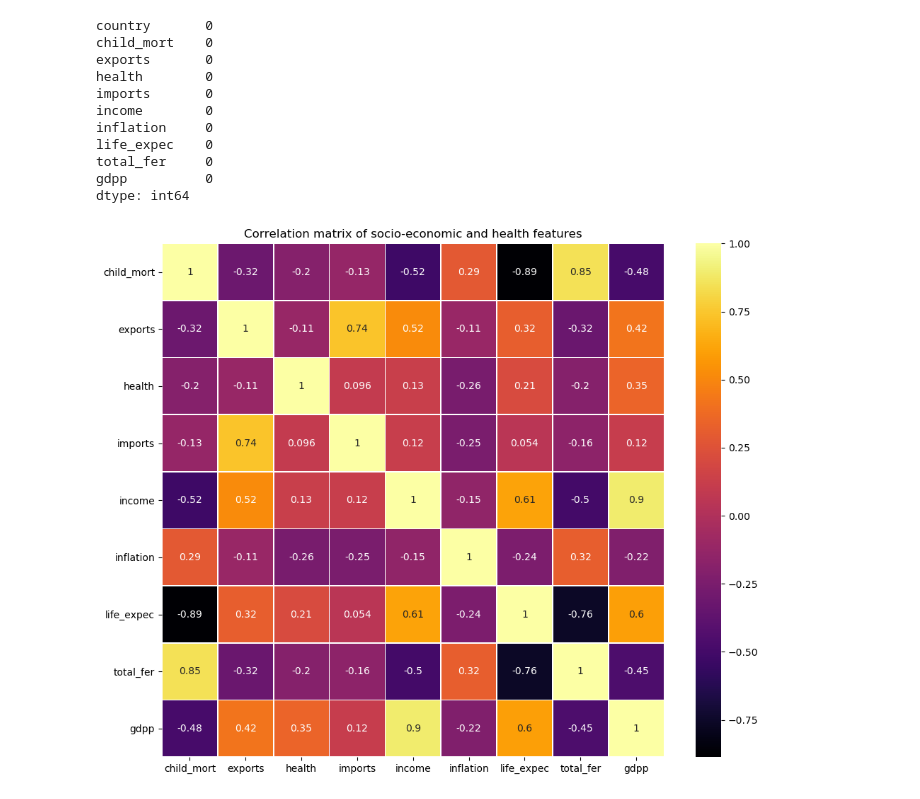
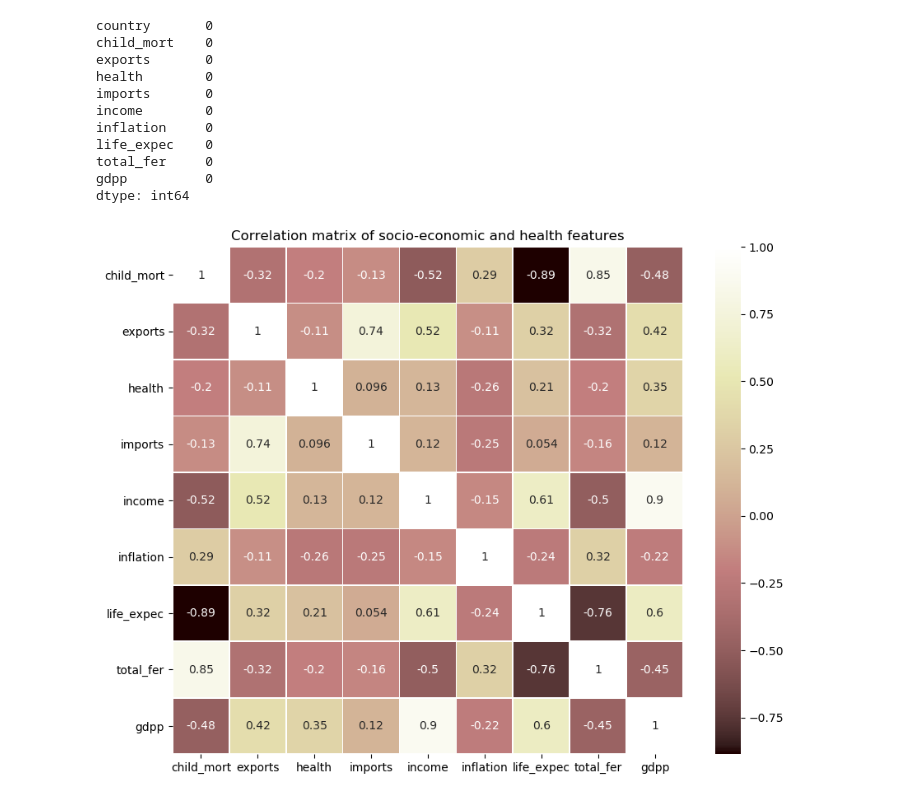
Before and after one commit to LudicrusTwrtle/Unsupervised_ML_Coursework, a Jupyter notebook: Assignment 1/assignment_1.ipynb, the cells around one changed output. Saved outputs shown, nothing was run; the diff lists cells and outputs as text; code cells hidden in the pictures.

```diff
--- a/Assignment 1/assignment_1.ipynb
+++ b/Assignment 1/assignment_1.ipynb
@@ -67,20 +67,20 @@ country_features = df_countries.drop('country', axis =1)
 # %%
 import seaborn as sns
 import matplotlib.pyplot as plt
 
 corr = country_features.corr()
 
 plt.figure(figsize=(10, 8))
 sns.heatmap(
     corr,
     annot=True,
-    cmap="inferno",
+    cmap="pink",
     linewidths=0.5,
 )
 plt.title("Correlation matrix of socio-economic and health features")
 plt.show()
 # %% [output]
-[figure, old version]
+[figure, new version]
 # %%
 from sklearn.preprocessing import StandardScaler as scaler
 from sklearn.cluster import KMeans
```
Also changed, not shown: parts of 1 cell of this notebook.
